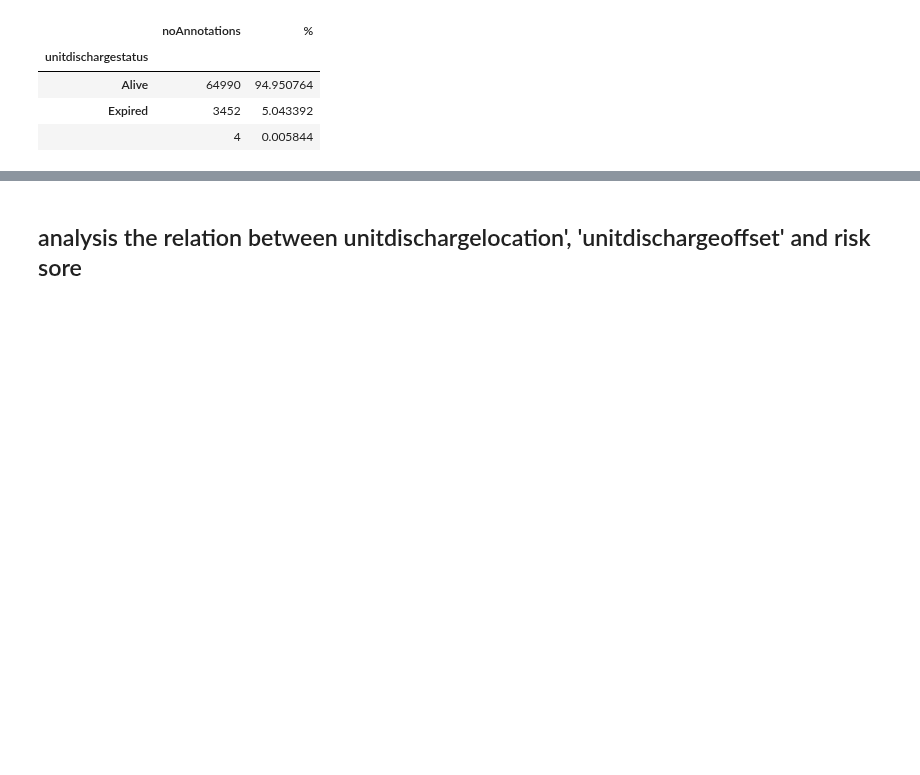
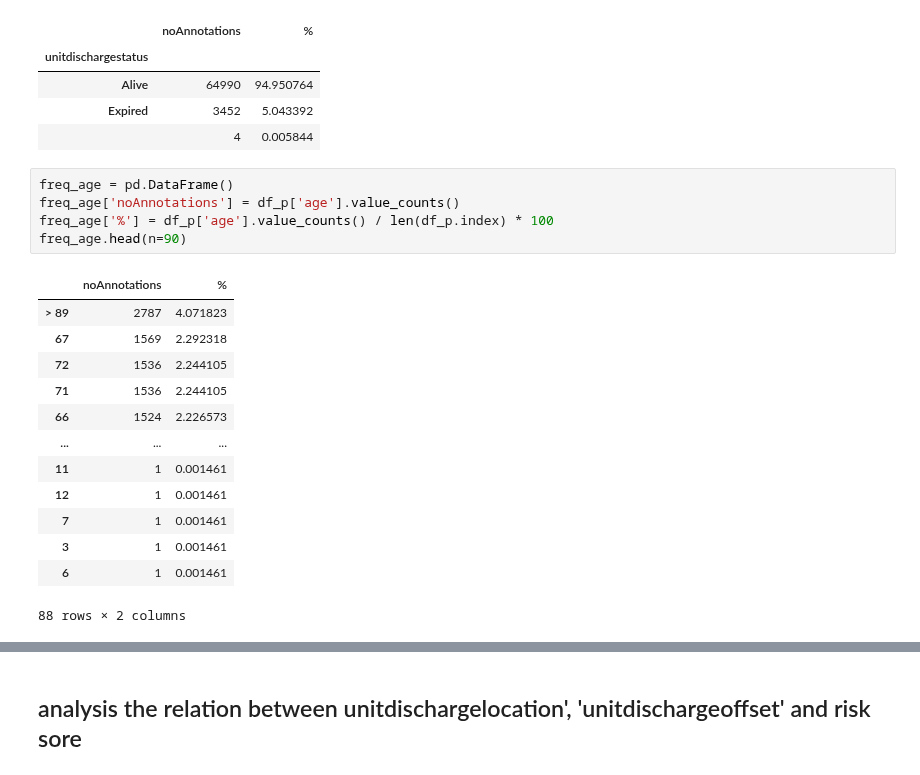
Before and after one commit to joy628/master-project, a Jupyter notebook: data-prepossing-2/patient.ipynb, the cells around one changed output, grey strips where cells are left out. Saved outputs shown, nothing was run; the diff lists cells and outputs as text; blank space fills up the shorter version.

```diff
--- a/data-prepossing-2/patient.ipynb
+++ b/data-prepossing-2/patient.ipynb
@@ -293,3 +306,22 @@ freq_s
 | Alive | 64990 | 94.950764 |
 | Expired | 3452 | 5.043392 |
 |  | 4 | 0.005844 |
+# %%
+freq_age = pd.DataFrame()
+freq_age['noAnnotations'] = df_p['age'].value_counts()
+freq_age['%'] = df_p['age'].value_counts() / len(df_p.index) * 100
+freq_age.head(n=90)
+# %% [output]
+|  | noAnnotations | % |
+| > 89 | 2787 | 4.071823 |
+| 67 | 1569 | 2.292318 |
+| 72 | 1536 | 2.244105 |
+| 71 | 1536 | 2.244105 |
+| 66 | 1524 | 2.226573 |
+| ... | ... | ... |
+| 11 | 1 | 0.001461 |
+| 12 | 1 | 0.001461 |
+| 7 | 1 | 0.001461 |
+| 3 | 1 | 0.001461 |
+| 6 | 1 | 0.001461 |
+88 rows × 2 columns
```
Also changed, not shown: parts of 15 cells of this notebook, 6 other files.
